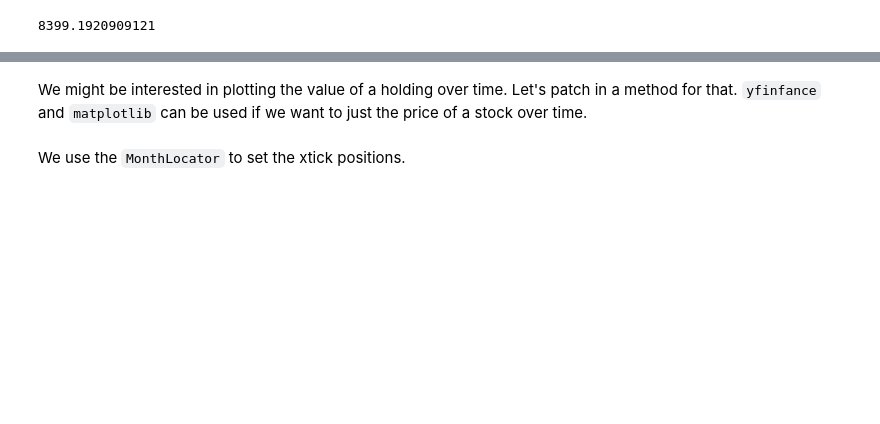
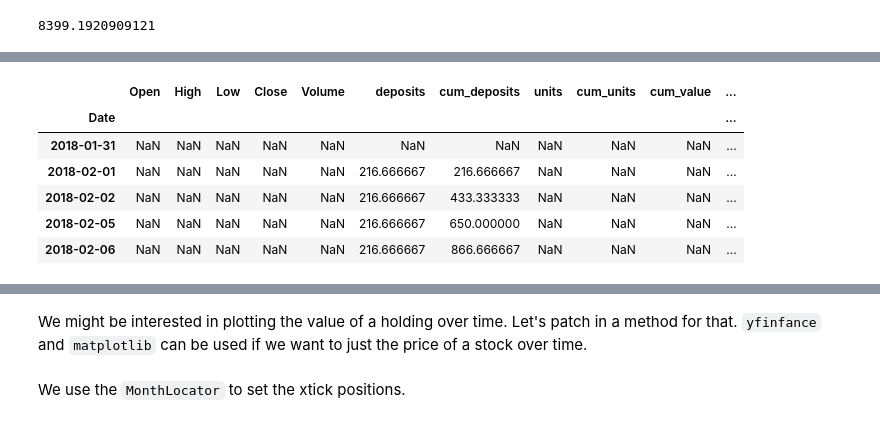
Before and after one commit to rsp34/portfolio-analysis, a Jupyter notebook: nbs/00_portfolio.ipynb, the cells around one changed output, grey strips where cells are left out. Drawn from its saved outputs; the diff is of its cells as text; code cells hidden in the pictures; blank space fills up the shorter version.

```diff
--- a/nbs/00_portfolio.ipynb
+++ b/nbs/00_portfolio.ipynb
@@ -513,0 +574,13 @@ assert(holding_one.to_returns().profit() + holding_two.to_returns().profit() - r
+# %%
+active_growth_rebalanced = create_monthly_rebalance_dates("01/01/2018",date.today().strftime("%d/%m/%Y"))
+active_growth_rebalanced = active_growth.rebalance(rebalance_dates)
+# %%
+active_growth_rebalanced.holdings[4].history.head()b
+# %% [output]
+|  | Open | High | Low | Close | Volume | deposits | cum_deposits | units | cum_units | cum_value | ... |
+| Date |  |  |  |  |  |  |  |  |  |  | ... |
+| 2018-01-31 | NaN | NaN | NaN | NaN | NaN | NaN | NaN | NaN | NaN | NaN | ... |
+| 2018-02-01 | NaN | NaN | NaN | NaN | NaN | 216.666667 | 216.666667 | NaN | NaN | NaN | ... |
+| 2018-02-02 | NaN | NaN | NaN | NaN | NaN | 216.666667 | 433.333333 | NaN | NaN | NaN | ... |
+| 2018-02-05 | NaN | NaN | NaN | NaN | NaN | 216.666667 | 650.000000 | NaN | NaN | NaN | ... |
+| 2018-02-06 | NaN | NaN | NaN | NaN | NaN | 216.666667 | 866.666667 | NaN | NaN | NaN | ... |
```
Also changed, not shown: parts of 43 cells of this notebook, 2 other files.
